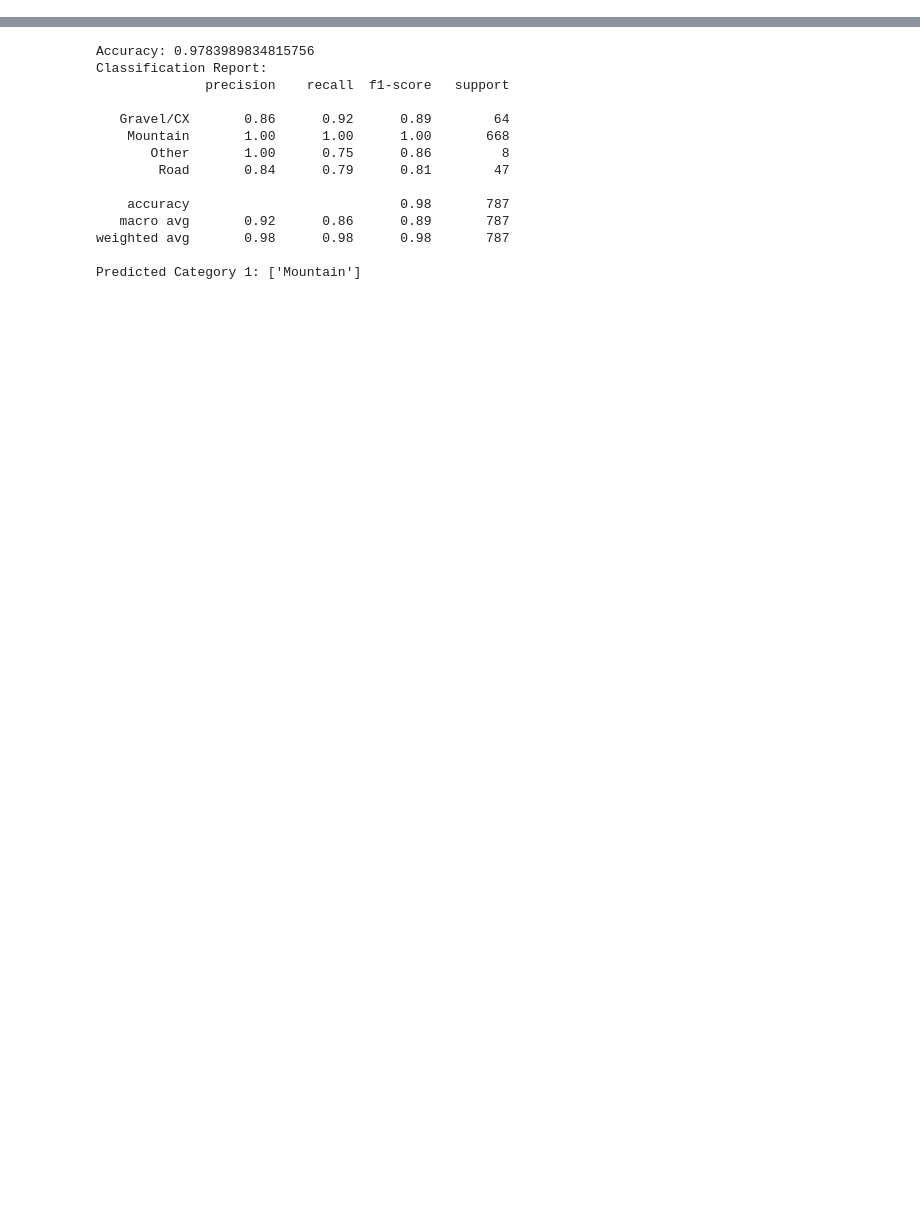
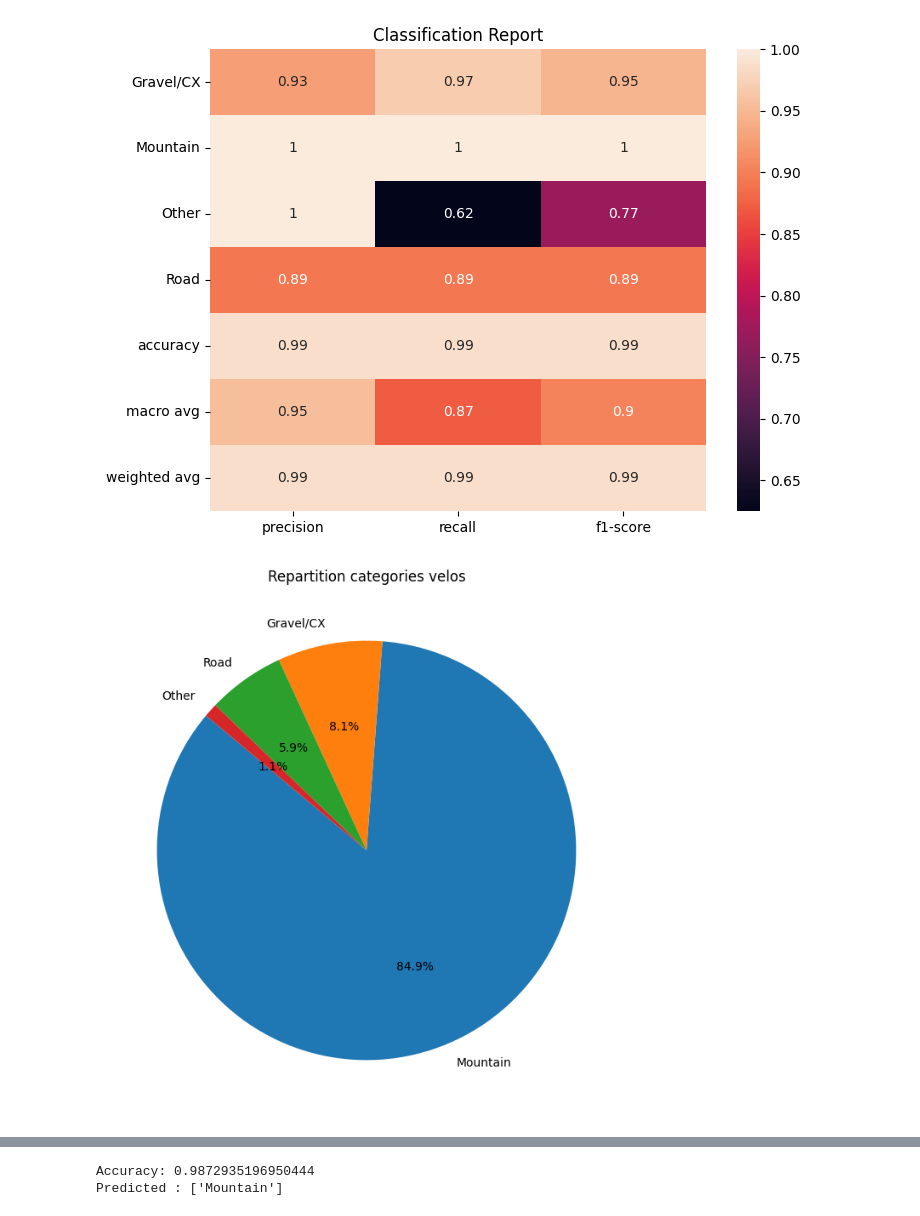
Before and after one commit to ethantoutlemonde/DataMining, a Jupyter notebook: projet.ipynb, the cells around one changed output, grey strips where cells are left out. Cells and saved outputs as stored; diff of their text form; code cells hidden in the pictures; blank space fills up the shorter version.

```diff
--- a/projet.ipynb
+++ b/projet.ipynb
@@ -14,33 +14,33 @@ colonnesTRI = ['Wheel Size', 'Reach', 'Stack', 'Head Tube Angle',
 dfClean = df[colonnesTRI].dropna()
 X = dfClean.drop('Category', axis=1)
 y = dfClean['Category']
-X_encoded = pd.get_dummies(X, drop_first=True)
+X_encoded = pd.get_dummies(X, drop_first=True) #one hot encodage -> categoriel a 0 ou 1
 X = pd.concat([X.drop(X.select_dtypes(exclude=['number']).columns, axis=1), X_encoded], axis=1)
-X_train, X_test, y_train, y_test = train_test_split(X, y, test_size=0.4, random_state=69, stratify=y)
-model = RandomForestClassifier(random_state=69)
+X_train, X_test, y_train, y_test = train_test_split(X, y, test_size=0.4, random_state=78, stratify=y) #stratify pour un echantillon equitable (environ meme nombre route vtt gravel)
+model = RandomForestClassifier(random_state=78)  #chaque arbre predit une classe qui apres avg devient la prediction
 model.fit(X_train, y_train)
 
 predictions = model.predict(X_test)
 accuracy = accuracy_score(y_test, predictions)
 report = classification_report(y_test, predictions)
-print(f'Accuracy: {accuracy}')
+
 
 # Heatmap rapport de classification
 classification_report_dict = classification_report(y_test, predictions, output_dict=True)
 class_report_df = pd.DataFrame.from_dict(classification_report_dict).drop(index='support')
 plt.figure(figsize=(8, 6))
-sns.heatmap(class_report_df.T, annot=True, cmap='viridis')
+sns.heatmap(class_report_df.T, annot=True)
 plt.title('Classification Report')
 plt.show()
 
-# CrÃ©er un graphique camembert
+# graphique camembert
 category_counts = dfClean['Category'].value_counts()
 plt.figure(figsize=(8, 8))
 plt.pie(category_counts, labels=category_counts.index, autopct='%1.1f%%', startangle=140)
 plt.title('Repartition categories velos')
 plt.show()
 
-
+#input user
 wheelSize = float(input("Wheel Size : "))
 reach = float(input("Reach : "))
 stack = float(input("Stack : "))
@@ -49,31 +49,34 @@ seatTubeAngleEffective = float(input("Seat Tube Angle Effective : "))
 topTubeLength = float(input("Top Tube Length : "))
 headTubeLength = float(input("Head Tube Length : "))
 seatTubeLength = float(input("Seat Tube Length : "))
 chainstayLength = float(input("Chainstay Length : "))
 wheelbase = float(input("Wheelbase : "))
 
 Xnew1_values = {'Wheel Size': wheelSize, 'Reach': reach, 'Stack': stack, 'Head Tube Angle': headTubeAngle,
                'Seat Tube Angle Effective': seatTubeAngleEffective, 'Top Tube Length': topTubeLength, 'Head Tube Length': headTubeLength,
                'Seat Tube Length': seatTubeLength, 'Chainstay Length': chainstayLength, 'Wheelbase': wheelbase}
 
 plt.figure(figsize=(8, 6))
 plt.table(cellText=[[key, Xnew1_values[key]] for key in Xnew1_values.keys()],
-          colLabels=['Feature', 'User Input'],
           cellLoc='center', loc='center')
 plt.axis('off')
 plt.title('Recapitulatif saisies utilisateur')
 plt.show()
 
 Xnew1 = pd.DataFrame([Xnew1_values], dtype=float)
 Xnew1 = Xnew1.reindex(columns=X.columns, fill_value=0) # 0 si colones vides / non presentes dans Xnew1
 predicted_category1 = model.predict(Xnew1)
+
+print(f'Accuracy: {accuracy}')
 print("Predicted :", predicted_category1)
 
 del Xnew1
 
 
 
 # 29, 470, 660, 64.5, 72, 665, 120, 460, 437.5, 1235 -> scout
 # 28, 410.1, 651.7, 73.4, 72, 620, 239, 600, 411, 1040 -> pina
 # 29.0, 411.0, 591.0, 71.5, 73.5, 586.0, 163.0, 510.0, 425.0, 1057.0 -> grail
 # %% [output]
+[figure, added]
+[figure, added]
@@ -80,14 +84,2 @@ del Xnew1
-Accuracy: 0.9783989834815756
-Classification Report:
-              precision    recall  f1-score   support
-
-   Gravel/CX       0.86      0.92      0.89        64
-    Mountain       1.00      1.00      1.00       668
-       Other       1.00      0.75      0.86         8
-        Road       0.84      0.79      0.81        47
-
-    accuracy                           0.98       787
-   macro avg       0.92      0.86      0.89       787
-weighted avg       0.98      0.98      0.98       787
-
-Predicted Category 1: ['Mountain']
+Accuracy: 0.9872935196950444
+Predicted : ['Mountain']
```
Also changed, not shown: parts of 1 cell of this notebook.
